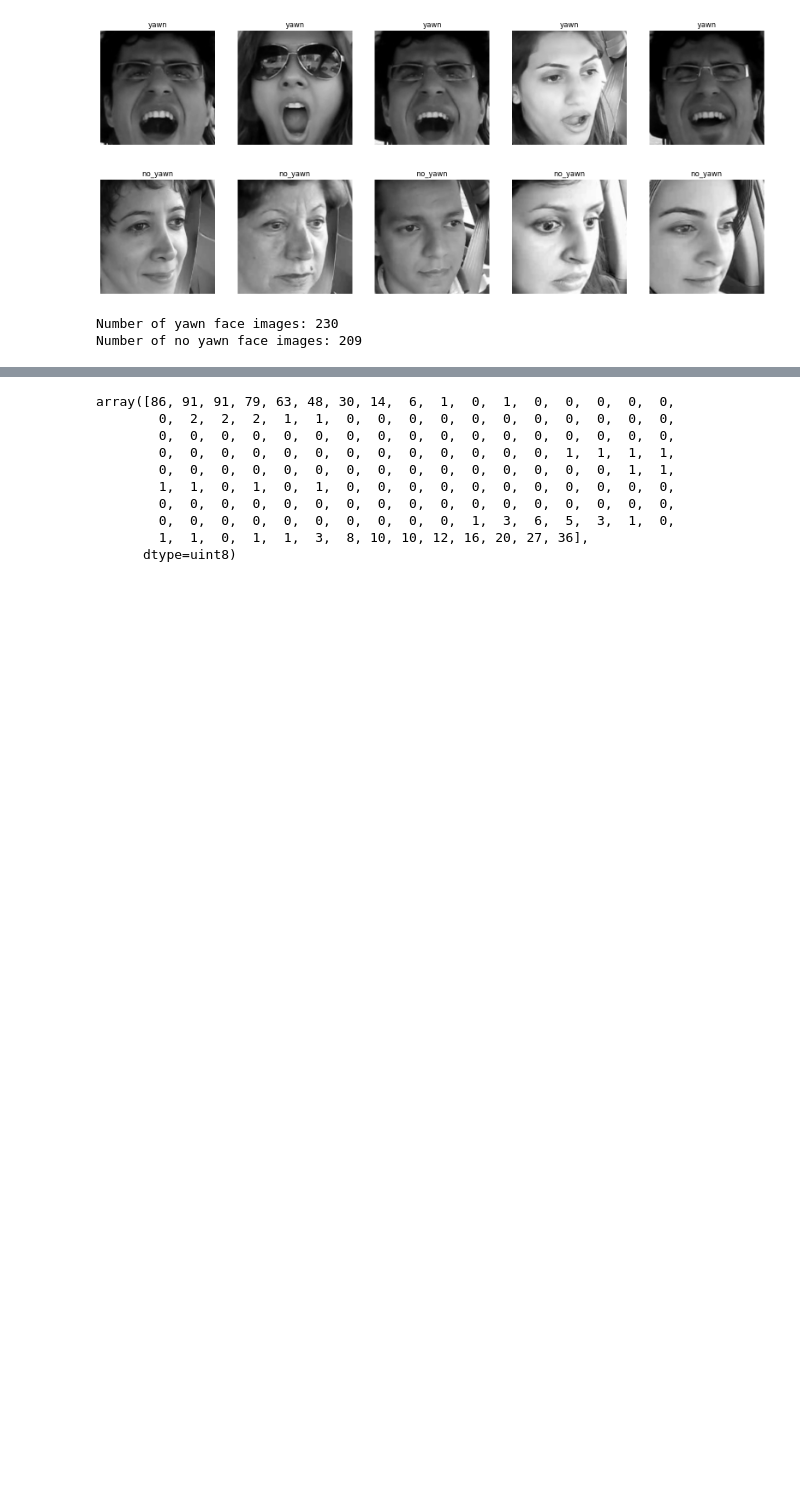
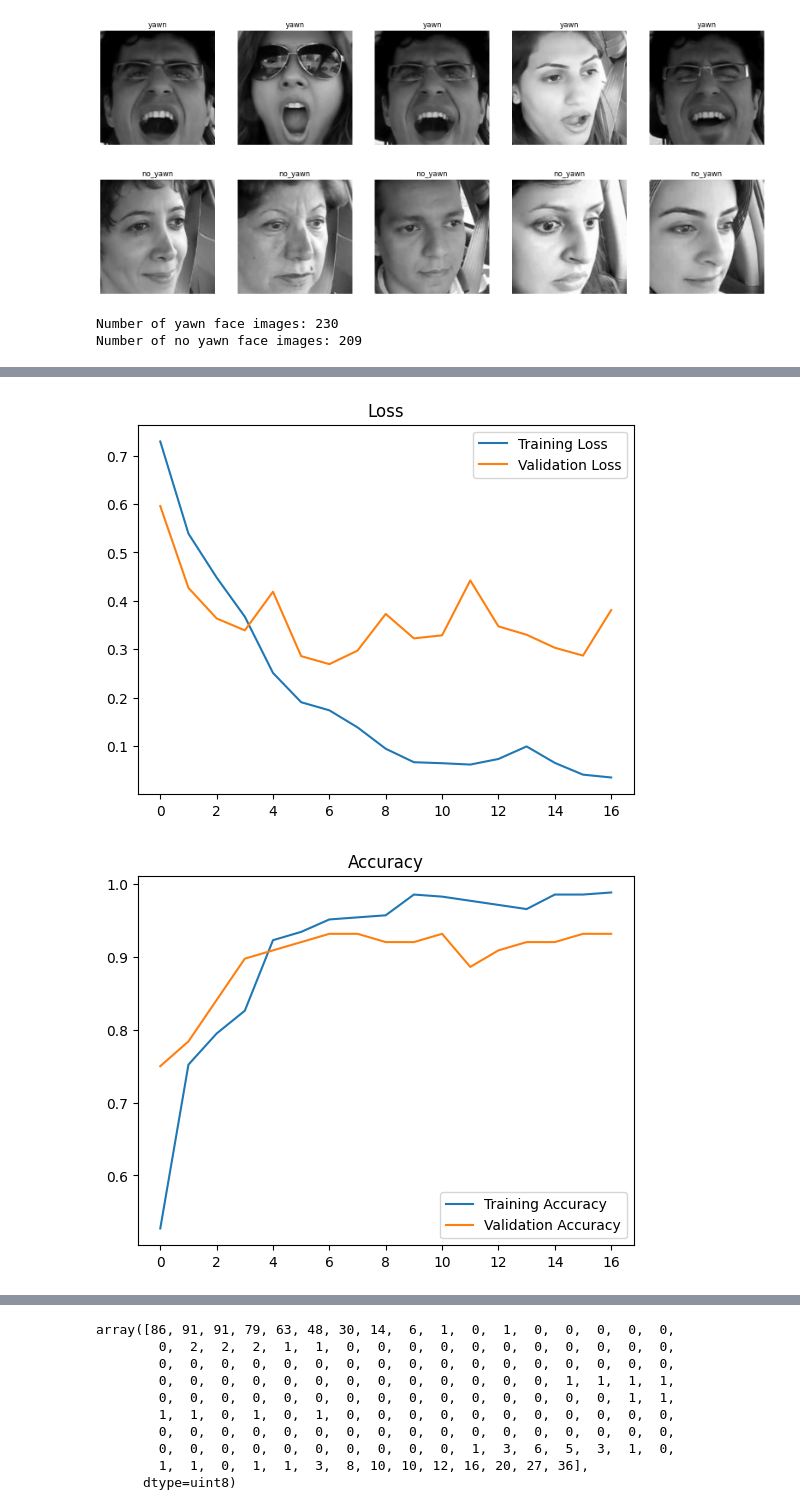
Before and after one commit to rasooly-dev/drowsiness-detection, a Jupyter notebook: yawn_model.ipynb, the cells around one changed output, grey strips where cells are left out. Drawn from its saved outputs; the diff is of its cells as text; code cells hidden in the pictures; blank space fills up the shorter version.

```diff
--- a/yawn_model.ipynb
+++ b/yawn_model.ipynb
@@ -119,6 +119,7 @@ X_test = X_test / 255
 # %%
 from tensorflow.keras.models import Sequential
 from tensorflow.keras.layers import Conv2D, MaxPooling2D, Flatten, Dense, Dropout
+from tensorflow.keras.callbacks import EarlyStopping
 
 # Create the CNN model
 layers = [
@@ -139,7 +140,15 @@ model = Sequential(layers)
 model.compile(optimizer='adam', loss='binary_crossentropy', metrics=['accuracy'])
 
 # Train the model
-history = model.fit(X_train, y_train, epochs=10, batch_size=32, validation_data=(X_test, y_test))
+history = model.fit(X_train, y_train, epochs=100, batch_size=64, validation_data=(X_test, y_test), callbacks=[
+    EarlyStopping(
+        monitor='val_accuracy',
+        patience=10,
+        verbose=1,
+        # mode='max',
+        baseline=0.9300,
+        restore_best_weights=True
+    )])
 
 y_pred = model.predict(X_test)
 
@@ -196,0 +200,51 @@ WARNING:absl:You are saving your model as an HDF5 file via `model.save()` or `ke
+# %%
+# Plot the training and validation loss
+plt.plot(history.history['loss'], label='Training Loss')
+plt.plot(history.history['val_loss'], label='Validation Loss')
+plt.legend()
+plt.title('Loss')
+plt.savefig('yawn_detection_loss.png')
+plt.show()
+
+# Plot the training and validation accuracy
+plt.plot(history.history['accuracy'], label='Training Accuracy')
+plt.plot(history.history['val_accuracy'], label='Validation Accuracy')
+plt.legend()
+plt.title('Accuracy')
+plt.savefig('yawn_detection_accuracy.png')
+plt.show()
+
+# Plot the confusion matrix
+import seaborn as sns
+
+cm = confusion_matrix(y_test, y_pred)
+sns.heatmap(cm, annot=True, cmap='Blues', fmt='g')
+plt.xlabel('Predicted')
+plt.ylabel('Actual')
+plt.title('Confusion Matrix')
+plt.savefig('yawn_detection_confusion_matrix.png')
+plt.show()
+
+# Plot the classification report
+import seaborn as sns
+
+cr = classification_report(y_test, y_pred, output_dict=True)
+sns.heatmap(pd.DataFrame(cr).iloc[:-1, :].T, annot=True, cmap='Blues')
+plt.title('Classification Report')
+plt.savefig('yawn_detection_classification_report.png')
+plt.show()
+
+# Plot Both training and validation accuracy of the model over epochs
+plt.plot(history.history['accuracy'], label='Training Accuracy')
+plt.plot(history.history['val_accuracy'], label='Validation Accuracy')
+plt.legend()
+# add x range from 0 to # of epochs
+plt.xlim(0, len(history.history['accuracy']))
+plt.xlabel('Epoch')
+plt.ylabel('Accuracy')
+plt.title('Accuracy over epochs')
+plt.savefig('yawn_detection_accuracy_over_epochs.png')
+plt.show()
+# %% [output]
+[figure, added]
+[figure, added]
```
Also changed, not shown: parts of 4 cells of this notebook, 1 other file.
